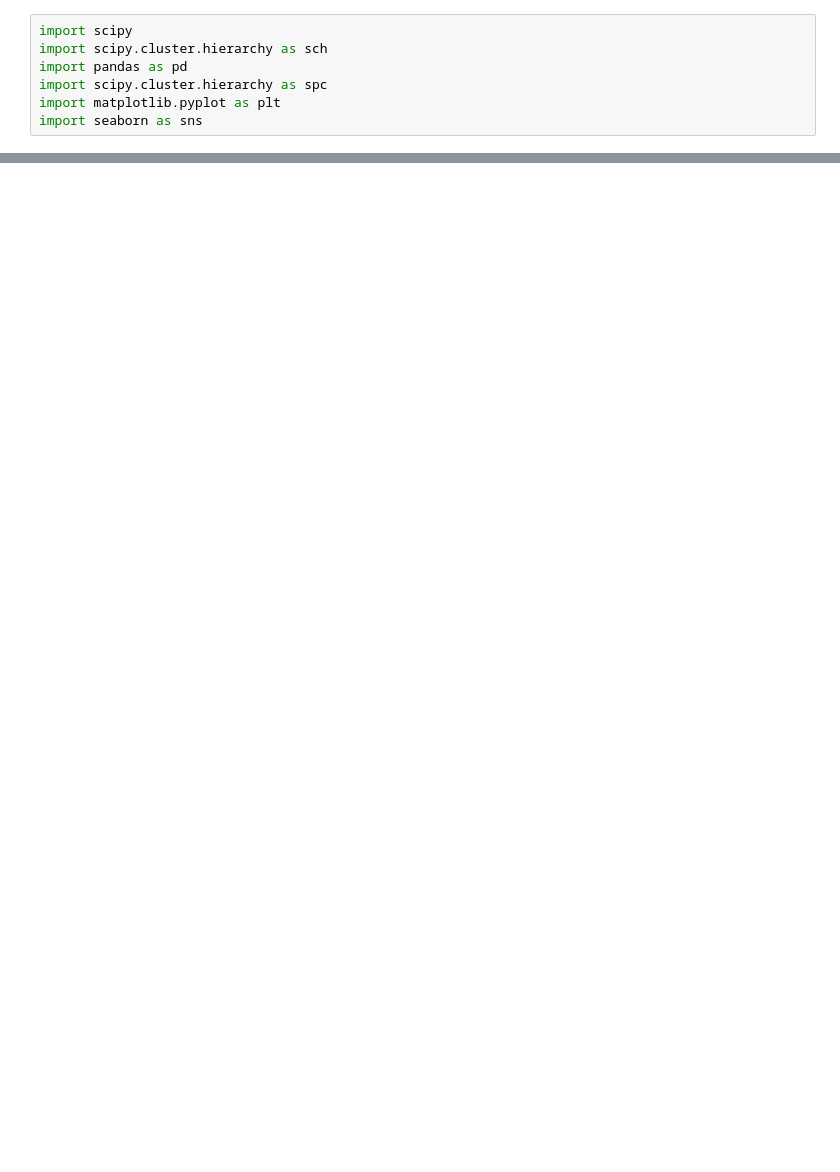
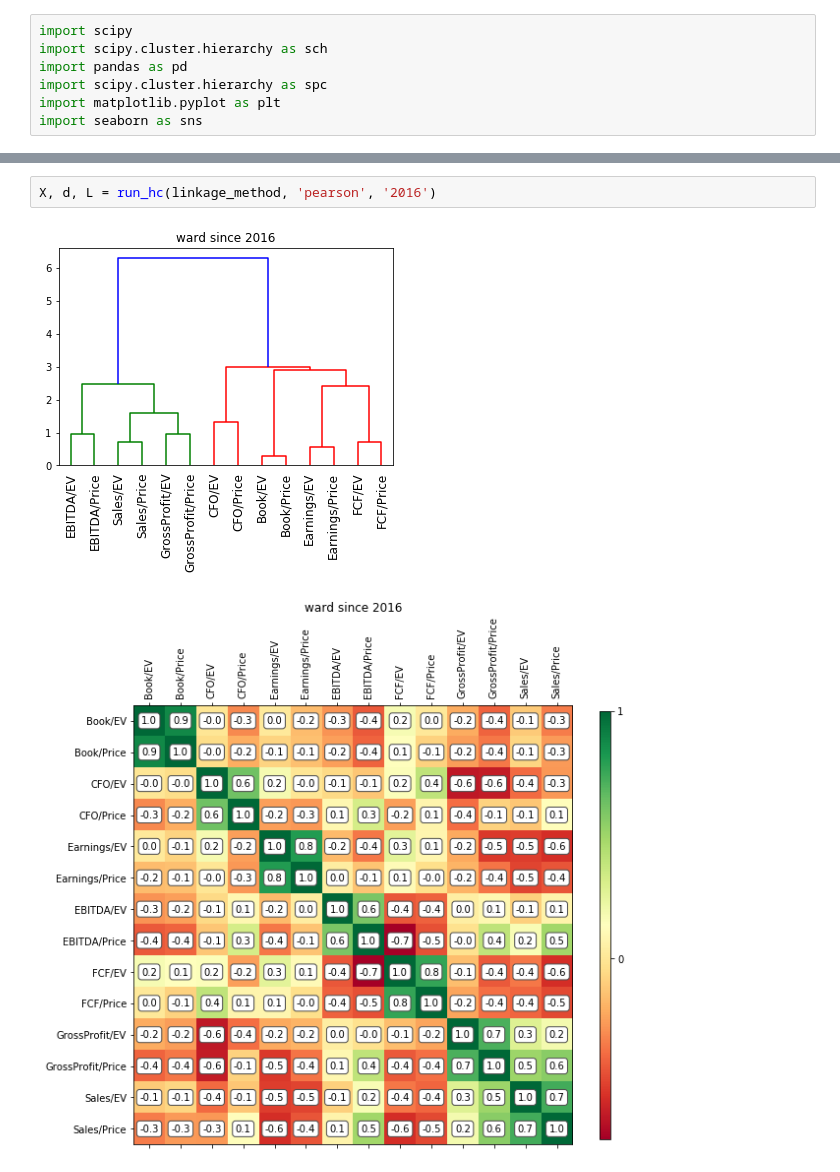
Before and after one commit to gflores87/clustering, a Jupyter notebook: HCA.ipynb, the cells around one changed output, grey strips where cells are left out. Drawn from its saved outputs; the diff is of its cells as text; blank space fills up the shorter version.

```diff
--- a/HCA.ipynb
+++ b/HCA.ipynb
@@ -74,0 +68,5 @@ plt.show()
+# %%
+X, d, L = run_hc(linkage_method, 'pearson', '2016')
+# %% [output]
+[figure, added]
+[figure, added]
```
Also changed, not shown: parts of 13 cells of this notebook.
